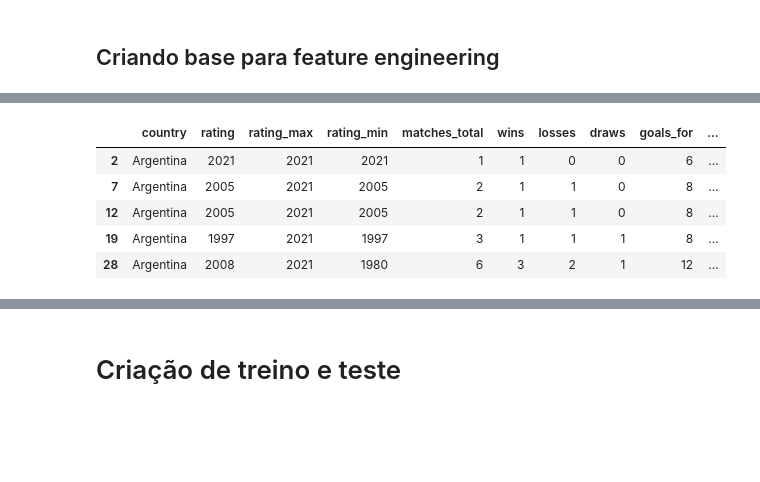
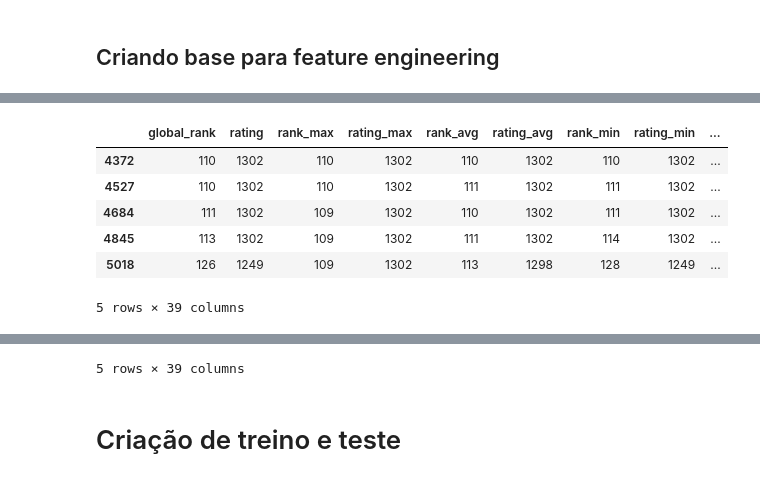
Before and after one commit to rafabandoni/world-cup-2026-predict, a Jupyter notebook: notebooks/eda.ipynb, the cells around one changed output, grey strips where cells are left out. Drawn from its saved outputs; the diff is of its cells as text; code cells hidden in the pictures; blank space fills up the shorter version.

Commit message:
começa a tratar os dataframes pra criar bases de treino e teste

```diff
--- a/notebooks/eda.ipynb
+++ b/notebooks/eda.ipynb
@@ -8,3 +8,15 @@ import seaborn as sns
 # Lendo dados
 # %%
 DATA = 'https://raw.githubusercontent.com/rafabandoni/world-cup-2026-predict/refs/heads/main/data/'
+# %%
+teams = pd.read_csv(
+    "https://www.eloratings.net/en.teams.tsv",
+    sep="\t",
+    header=None,
+    usecols=[0, 1],
+    names=["team_code", "team_name"],
+    engine="python"
+)
+
+print(teams.head())
+teams_dict = teams.set_index('team_code').to_dict()['team_name']
@@ -11,4 +30,7 @@ DATA = 'https://raw.githubusercontent.com/rafabandoni/world-cup-2026-predict/ref
 # %%
-elo = pd.read_csv(DATA+'elo_ratings_wc2026.csv')
+elo = pd.read_parquet(DATA+'elo_historico.parquet')
+elo = elo[elo['year'] >= 1925]
+elo['team_name'] = elo['team_code'].map(teams_dict)
+elo.drop('team_code', axis=1, inplace=True)
 elo.head()
 # %% [output]
@@ -82,19 +96 @@ sns.heatmap(
-# %%
-# Não faz sentido usar todas as colunas, então vou remover algumas
-elo.drop([
-    ## Decidi seguir apenas com o rating, por ter mais sensibilidade que o rank - ambas tem alta correlação
-    'rank',
-    'rank_max',
-    'rank_avg',
-    'rank_min',
-    ## Rating avg tbm nao adiciona mta info no rating
-    'rating_avg',
-    ## Home, away e neutral também não fazem diferença para a copa
-    'matches_home',
-    'matches_away',
-    'matches_neutral',
-    ## Essas outras colunas não adicionam info no dataset
-    'confederation',
-    'is_host',
-], axis=1, inplace=True)
 # %%
@@ -181,39 +194,40 @@ plt.show()
 # %%
 # O elo criado no ultimo dia do ano deve ser aplicado no ano seguinte
-elo = elo[elo['year'] != 2026]
 elo['year_applied'] = elo['year'] + 1
 
 # Criando valores anuais de match e goal
-elo = elo.sort_values(['country_code', 'year'])
+elo = elo.sort_values(['team_name', 'year'])
 agg_cols = [
     'matches_total',
     'wins',
     'losses',
     'draws',
     'goals_for',
     'goals_against',
 ]
 
 for col in agg_cols:
     elo[f'{col}_year'] = (
         elo
-        .groupby('country_code')[col]
+        .groupby('team_name')[col]
         .diff()
         .fillna(elo[col])
     )
 
 elo.drop([
-    'snapshot_date',
-    'country_code',
+    'local_rank',
     'year', # vou deixar só year_applied pra usar year-1 no modelo
 ], axis=1, inplace=True)
 
+elo = elo.fillna(0)
+
 display(elo.head())
 display(elo.tail())
 # %% [output]
-|  | country | rating | rating_max | rating_min | matches_total | wins | losses | draws | goals_for | ... |
-| 2 | Argentina | 2021 | 2021 | 2021 | 1 | 1 | 0 | 0 | 6 | ... |
-| 7 | Argentina | 2005 | 2021 | 2005 | 2 | 1 | 1 | 0 | 8 | ... |
-| 12 | Argentina | 2005 | 2021 | 2005 | 2 | 1 | 1 | 0 | 8 | ... |
-| 19 | Argentina | 1997 | 2021 | 1997 | 3 | 1 | 1 | 1 | 8 | ... |
-| 28 | Argentina | 2008 | 2021 | 1980 | 6 | 3 | 2 | 1 | 12 | ... |
+|  | global_rank | rating | rank_max | rating_max | rank_avg | rating_avg | rank_min | rating_min | ... |
+| 4372 | 110 | 1302 | 110 | 1302 | 110 | 1302 | 110 | 1302 | ... |
+| 4527 | 110 | 1302 | 110 | 1302 | 111 | 1302 | 111 | 1302 | ... |
+| 4684 | 111 | 1302 | 109 | 1302 | 110 | 1302 | 111 | 1302 | ... |
+| 4845 | 113 | 1302 | 109 | 1302 | 111 | 1302 | 114 | 1302 | ... |
+| 5018 | 126 | 1249 | 109 | 1302 | 113 | 1298 | 128 | 1249 | ... |
+5 rows × 39 columns
@@ -226,3 +240,4 @@ display(elo.tail())
+5 rows × 39 columns
 # %%
 # envia o arquivo parquet para a pasta de dados
 elo.to_parquet('../data/elo_featured.parquet')
```
Also changed, not shown: parts of 11 cells of this notebook, 4 other files.
